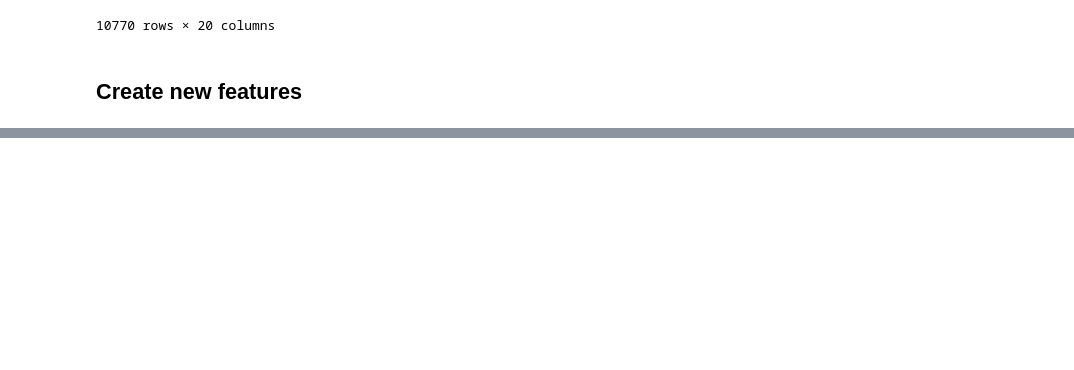
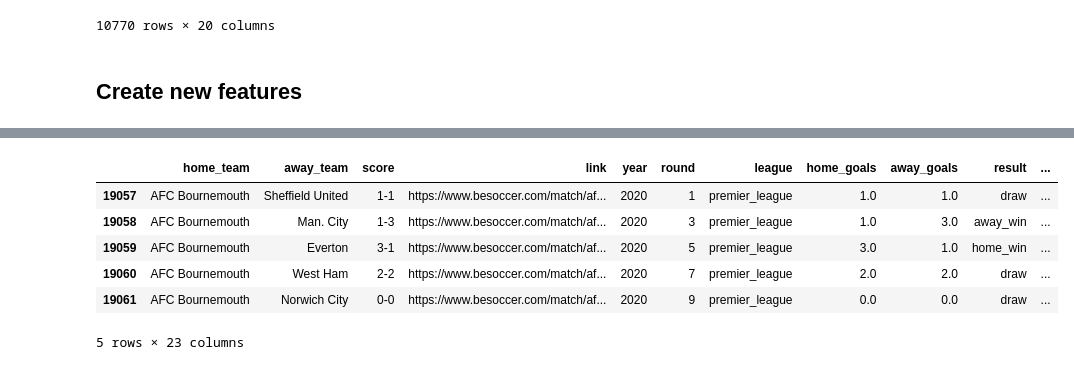
Before and after one commit to dan-bouchard/Football-Match-Outcome-Prediction, a Jupyter notebook: feature_engineering.ipynb, the cells around one changed output, grey strips where cells are left out. Drawn from its saved outputs; the diff is of its cells as text; code cells hidden in the pictures; blank space fills up the shorter version.

```diff
--- a/feature_engineering.ipynb
+++ b/feature_engineering.ipynb
@@ -261,0 +360,21 @@ scores_match_team_info_elo_df.loc[elo_na_idxs]
+# %%
+def get_home_away_team_stats(team_table):
+    team_table['points'] = team_table.apply(get_points, axis = 1)
+    team_table['form'] = team_table['points'].rolling(3, min_periods=1).sum()
+    team_table['goals'] = team_table.apply(get_goals, axis=1)
+    team_table['total_goals'] = team_table['goals'].cumsum()
+    team_table.drop(['points', 'goals'], axis=1, inplace=True)
+    return team_table
+
+
+team0_home_table = get_team_table(prem_2020, prem_2020_teams[0], 'home')
+team0_home_table = get_home_away_team_stats(team0_home_table)
+team0_home_table.head()
+# %% [output]
+|  | home_team | away_team | score | link | year | round | league | home_goals | away_goals | result | ... |
+| 19057 | AFC Bournemouth | Sheffield United | 1-1 | https://www.besoccer.com/match/af... | 2020 | 1 | premier_league | 1.0 | 1.0 | draw | ... |
+| 19058 | AFC Bournemouth | Man. City | 1-3 | https://www.besoccer.com/match/af... | 2020 | 3 | premier_league | 1.0 | 3.0 | away_win | ... |
+| 19059 | AFC Bournemouth | Everton | 3-1 | https://www.besoccer.com/match/af... | 2020 | 5 | premier_league | 3.0 | 1.0 | home_win | ... |
+| 19060 | AFC Bournemouth | West Ham | 2-2 | https://www.besoccer.com/match/af... | 2020 | 7 | premier_league | 2.0 | 2.0 | draw | ... |
+| 19061 | AFC Bournemouth | Norwich City | 0-0 | https://www.besoccer.com/match/af... | 2020 | 9 | premier_league | 0.0 | 0.0 | draw | ... |
+5 rows × 23 columns
```
Also changed, not shown: parts of 4 cells of this notebook.
